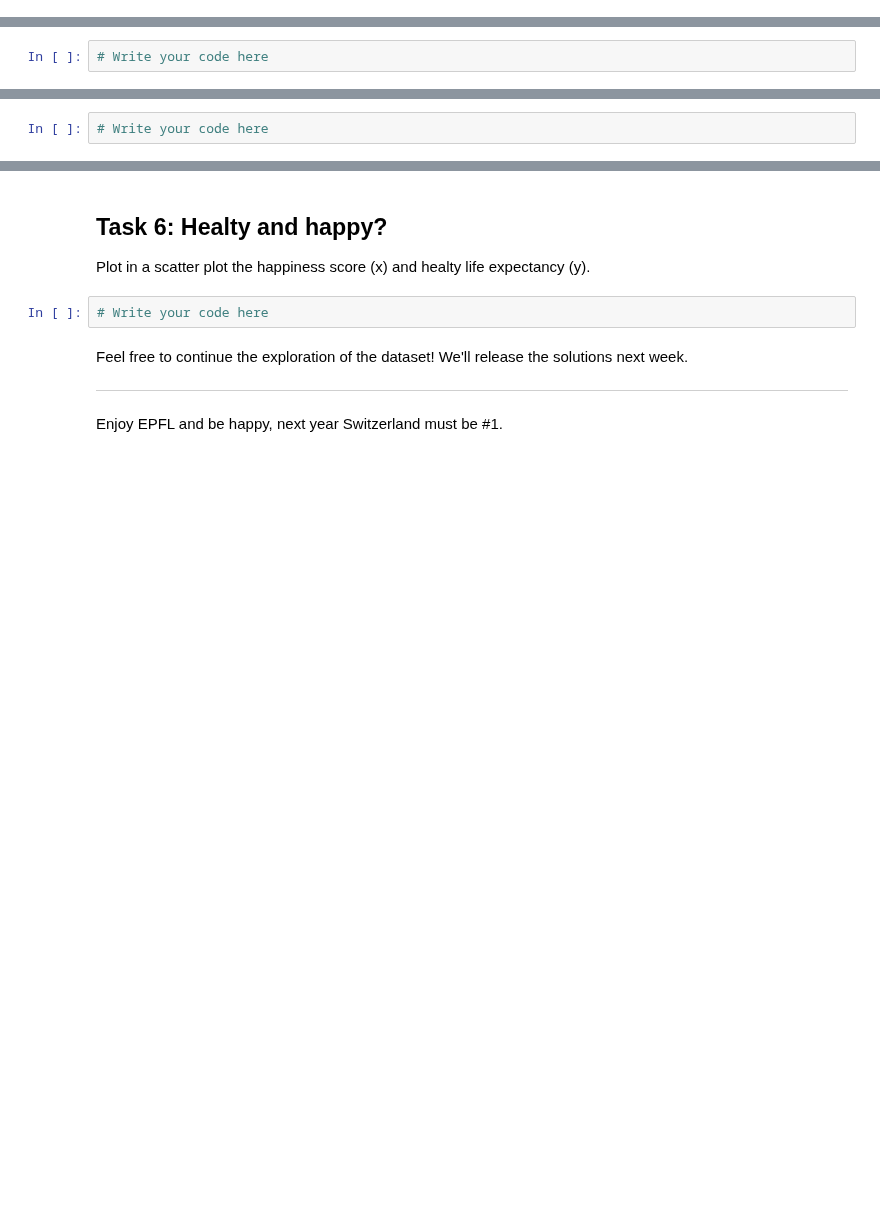
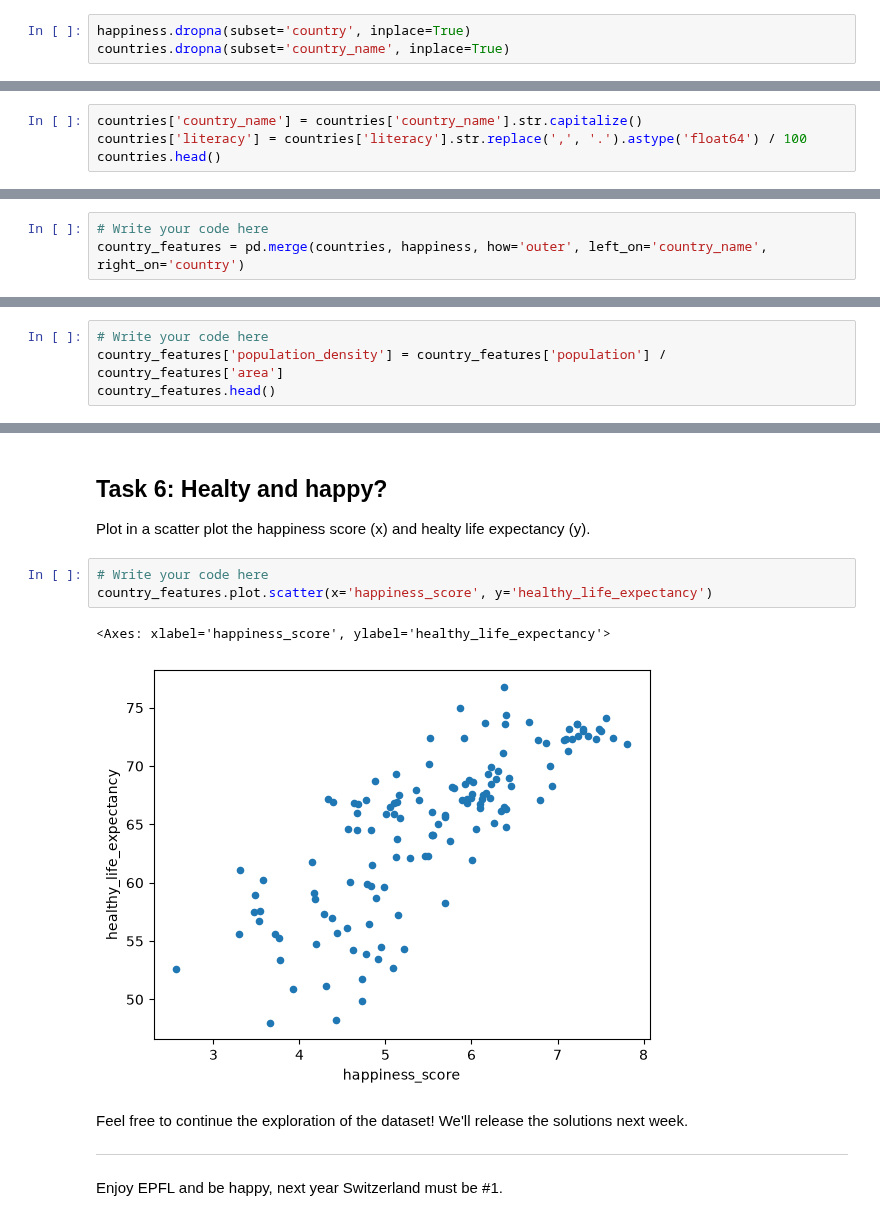
Before and after one commit to floribau/EPFL-ADA-2026, a Jupyter notebook: Exercises/01 - Handling data/Happiness.ipynb, the cells around one changed output, grey strips where cells are left out. Drawn from its saved outputs; the diff is of its cells as text; blank space fills up the shorter version.

```diff
--- a/Exercises/01 - Handling data/Happiness.ipynb
+++ b/Exercises/01 - Handling data/Happiness.ipynb
@@ -55,0 +64,3 @@ Load the 2 datasets in Pandas dataframes (called *happiness* and *countries*), a
+# %%
+happiness.dropna(subset='country', inplace=True)
+countries.dropna(subset='country_name', inplace=True)
@@ -55,0 +90,4 @@ Load the 2 datasets in Pandas dataframes (called *happiness* and *countries*), a
+# %%
+countries['country_name'] = countries['country_name'].str.capitalize()
+countries['literacy'] = countries['literacy'].str.replace(',', '.').astype('float64') / 100
+countries.head()
@@ -61,3 +106,4 @@ Create a dataframe called *country_features* by merging *happiness* and *countri
 **Hint**: Verify that all the rows are in the final dataframe.
 # %%
 # Write your code here
+country_features = pd.merge(countries, happiness, how='outer', left_on='country_name', right_on='country')
@@ -104,3 +238,5 @@ Print the raw number and the percentage of world population that is illiterate.
 Add to the dataframe a new field called *population_density* computed by dividing *population* by *area*.
 # %%
 # Write your code here
+country_features['population_density'] = country_features['population'] / country_features['area']
+country_features.head()
@@ -114,6 +263,10 @@ What is the happiness score of the 3 countries with the lowest population densit
 Plot in a scatter plot the happiness score (x) and healty life expectancy (y).
 # %%
 # Write your code here
+country_features.plot.scatter(x='happiness_score', y='healthy_life_expectancy')
+# %% [output]
+<Axes: xlabel='happiness_score', ylabel='healthy_life_expectancy'>
+[figure, added]
 # %% [markdown]
 Feel free to continue the exploration of the dataset! We'll release the solutions next week.
 
```
Also changed, not shown: parts of 21 cells of this notebook.
